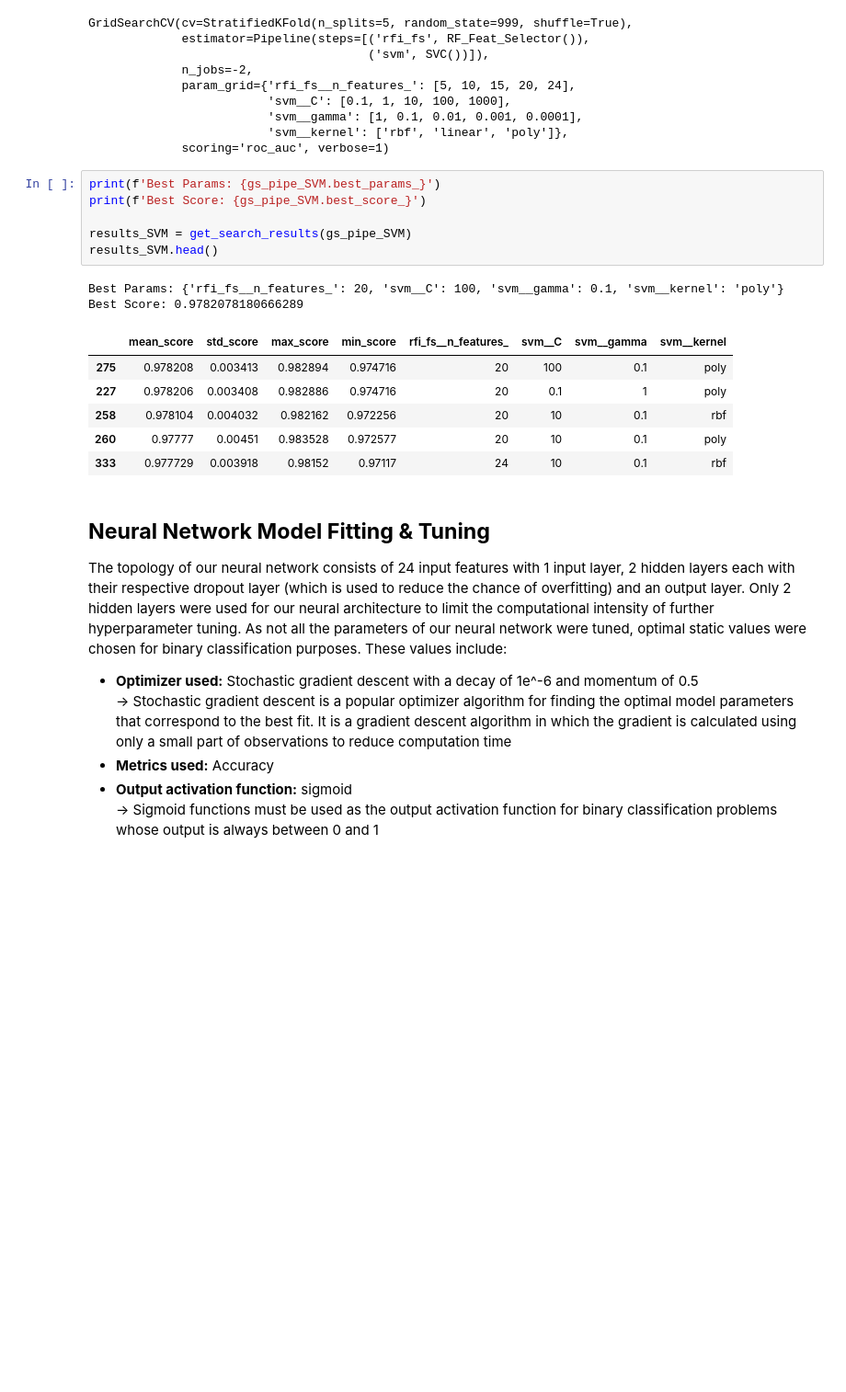
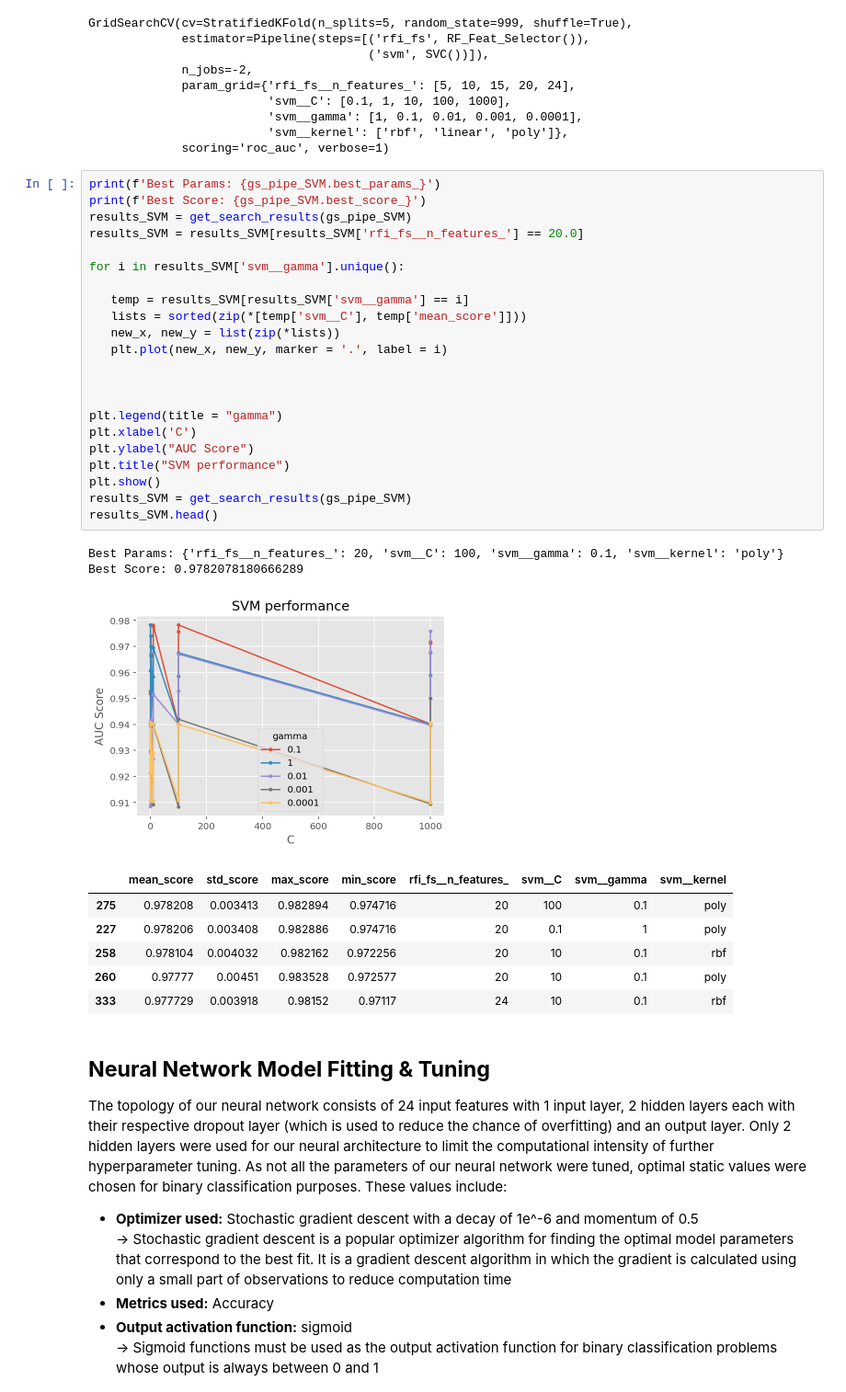
Before and after one commit to Mattjben/Passeneger-satisfaction-machine-learning, a Jupyter notebook: Phase_2_Airplane.ipynb, the cells around one changed output. Shown at 92% size. Drawn from its saved outputs; the diff is of its cells as text; blank space fills up the shorter version.

```diff
--- a/Phase_2_Airplane.ipynb
+++ b/Phase_2_Airplane.ipynb
@@ -786,21 +786,38 @@ GridSearchCV(cv=StratifiedKFold(n_splits=5, random_state=999, shuffle=True),
                          'svm__gamma': [1, 0.1, 0.01, 0.001, 0.0001],
                          'svm__kernel': ['rbf', 'linear', 'poly']},
              scoring='roc_auc', verbose=1)
-# %%
-print(f'Best Params: {gs_pipe_SVM.best_params_}')
-print(f'Best Score: {gs_pipe_SVM.best_score_}')
-
-results_SVM = get_search_results(gs_pipe_SVM)
-results_SVM.head()
-# %% [output]
-Best Params: {'rfi_fs__n_features_': 20, 'svm__C': 100, 'svm__gamma': 0.1, 'svm__kernel': 'poly'}
-Best Score: 0.9782078180666289
-|  | mean_score | std_score | max_score | min_score | rfi_fs__n_features_ | svm__C | svm__gamma | svm__kernel |
-| 275 | 0.978208 | 0.003413 | 0.982894 | 0.974716 | 20 | 100 | 0.1 | poly |
-| 227 | 0.978206 | 0.003408 | 0.982886 | 0.974716 | 20 | 0.1 | 1 | poly |
-| 258 | 0.978104 | 0.004032 | 0.982162 | 0.972256 | 20 | 10 | 0.1 | rbf |
-| 260 | 0.97777 | 0.00451 | 0.983528 | 0.972577 | 20 | 10 | 0.1 | poly |
-| 333 | 0.977729 | 0.003918 | 0.98152 | 0.97117 | 24 | 10 | 0.1 | rbf |
+# %%
+print(f'Best Params: {gs_pipe_SVM.best_params_}')
+print(f'Best Score: {gs_pipe_SVM.best_score_}')
+results_SVM = get_search_results(gs_pipe_SVM)
+results_SVM = results_SVM[results_SVM['rfi_fs__n_features_'] == 20.0]
+
+for i in results_SVM['svm__gamma'].unique():
+
+   temp = results_SVM[results_SVM['svm__gamma'] == i]
+   lists = sorted(zip(*[temp['svm__C'], temp['mean_score']]))
+   new_x, new_y = list(zip(*lists))
+   plt.plot(new_x, new_y, marker = '.', label = i)
+
+
+
+plt.legend(title = "gamma")
+plt.xlabel('C')
+plt.ylabel("AUC Score")
+plt.title("SVM performance")
+plt.show()
+results_SVM = get_search_results(gs_pipe_SVM)
+results_SVM.head()
+# %% [output]
+Best Params: {'rfi_fs__n_features_': 20, 'svm__C': 100, 'svm__gamma': 0.1, 'svm__kernel': 'poly'}
+Best Score: 0.9782078180666289
+[figure, added]
+|  | mean_score | std_score | max_score | min_score | rfi_fs__n_features_ | svm__C | svm__gamma | svm__kernel |
+| 275 | 0.978208 | 0.003413 | 0.982894 | 0.974716 | 20 | 100 | 0.1 | poly |
+| 227 | 0.978206 | 0.003408 | 0.982886 | 0.974716 | 20 | 0.1 | 1 | poly |
+| 258 | 0.978104 | 0.004032 | 0.982162 | 0.972256 | 20 | 10 | 0.1 | rbf |
+| 260 | 0.97777 | 0.00451 | 0.983528 | 0.972577 | 20 | 10 | 0.1 | poly |
+| 333 | 0.977729 | 0.003918 | 0.98152 | 0.97117 | 24 | 10 | 0.1 | rbf |
 # %% [markdown]
 ## **Neural Network Model Fitting & Tuning** <a name="MC"></a>
 
```
Also changed, not shown: parts of 1 cell of this notebook.
